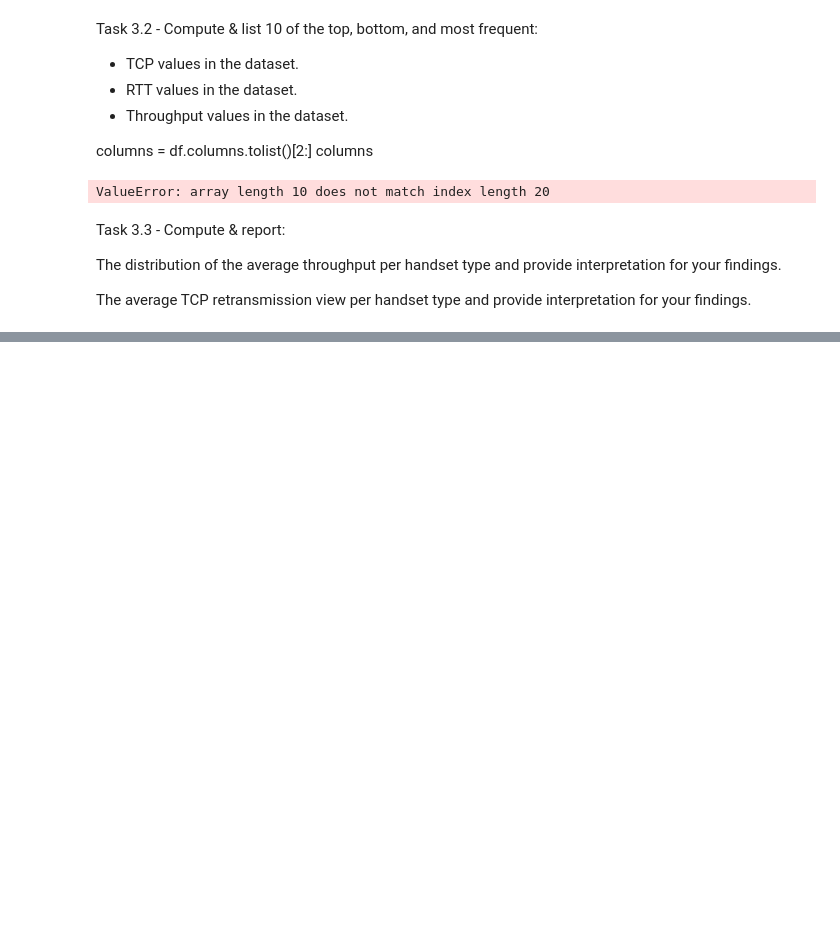
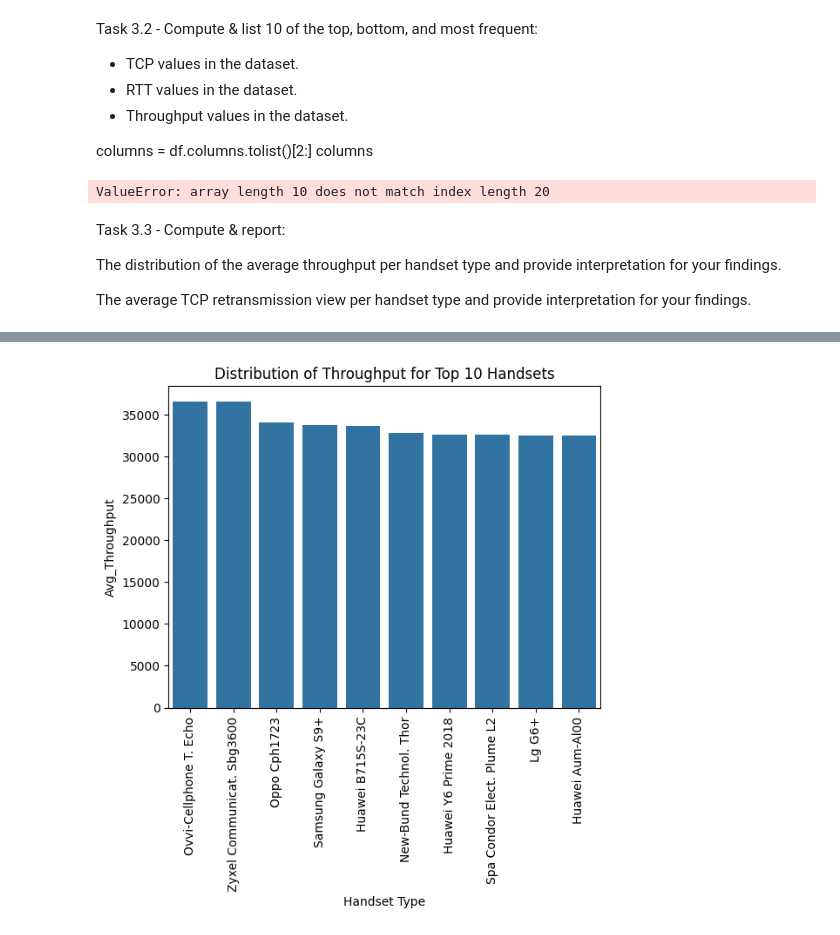
Before and after one commit to epythonlab/10academy-aim-week2-challenge, a Jupyter notebook: notebooks/experience_analytics.ipynb, the cells around one changed output, grey strips where cells are left out. Drawn from its saved outputs; the diff is of its cells as text; code cells hidden in the pictures; blank space fills up the shorter version.

```diff
--- a/notebooks/experience_analytics.ipynb
+++ b/notebooks/experience_analytics.ipynb
@@ -85,0 +82,5 @@ NameError: name 'group_by' is not defined
+# %%
+# Average througput per top 10 handset
+analytics.plot_distribution(metric='Throughput')
+# %% [output]
+[figure, added]
```
Also changed, not shown: parts of 9 cells of this notebook, 1 other file.
